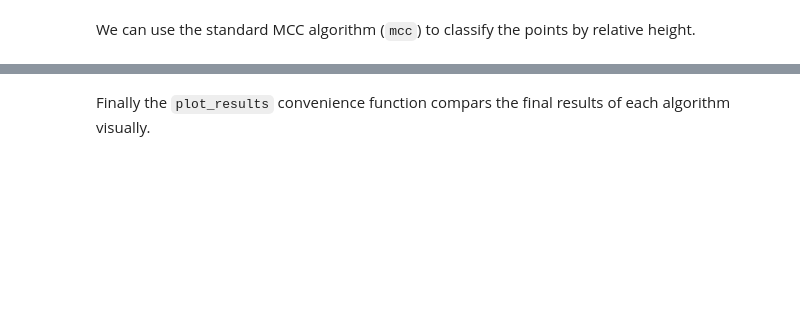
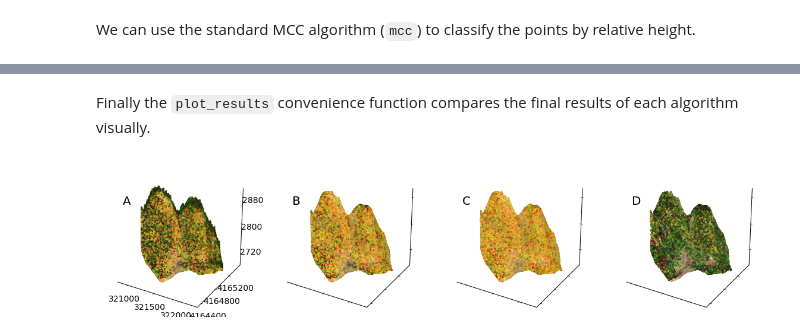
Before and after one commit to stgl/pymccrgb, a Jupyter notebook: docs/source/examples/mcc-rgb.ipynb, the cells around one changed output, grey strips where cells are left out. Saved outputs shown, nothing was run; the diff lists cells and outputs as text; code cells hidden in the pictures; blank space fills up the shorter version.

```diff
--- a/docs/source/examples/mcc-rgb.ipynb
+++ b/docs/source/examples/mcc-rgb.ipynb
@@ -11,6 +12,6 @@ from pymccrgb.datasets import load_mammoth_lidar
 # %% [markdown]
 First, we load the dataset, a lidar point cloud over Horseshoe Lake near Mammoth Mountain, CA. This was acquired by the [National Center for Airborne Laser Mapping](http://ncalm.cive.uh.edu/) with an Optech Titan three-channel lidar scanner.
 # %%
-data = load_mammoth_lidar()
+data = load_mammoth_lidar(npoints=1e6)
 # %%
 plot_points_3d(data)
@@ -20,0 +22,2 @@ labels_mcc = mcc(data)
+# %%
+data_mcc, labels_mcc = mcc(data, verbose=True)
@@ -26,0 +46,2 @@ labels_new, updated = mcc_rgb(data, training_tols=[0.5])
+# %%
+data_new, labels_new, updated = mcc_rgb(data, verbose=True)
@@ -27,4 +66,6 @@ labels_new, updated = mcc_rgb(data, training_tols=[0.5])
 # %% [markdown]
-Finally the `plot_results` convenience function compars the final results of each algorithm visually.
+Finally the `plot_results` convenience function compares the final results of each algorithm visually.
 # %%
-plot_results(data, labels_mcc, labels_new, updated)
+plot_results(data, labels_mcc, labels_new)
+# %% [output]
+[figure, added]
```
Also changed, not shown: parts of 7 cells of this notebook.
